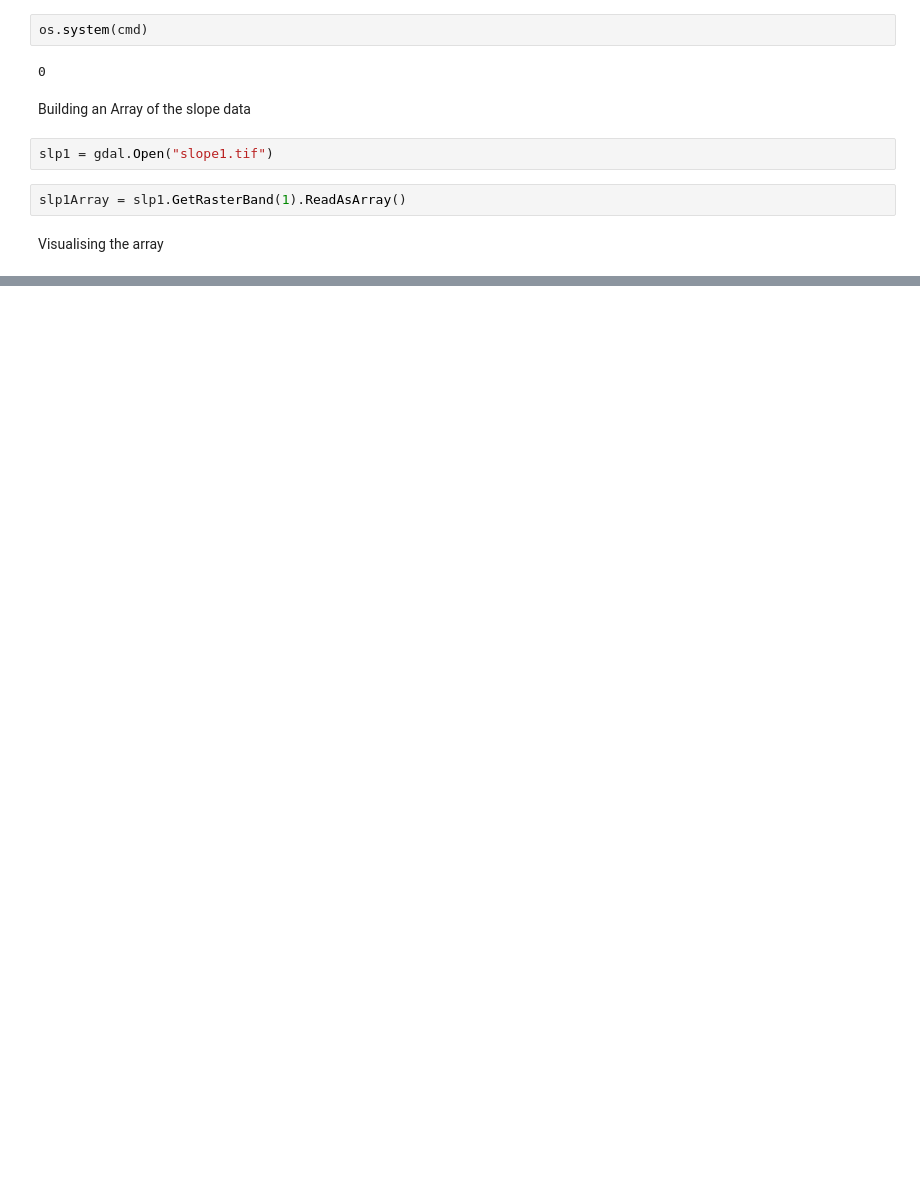
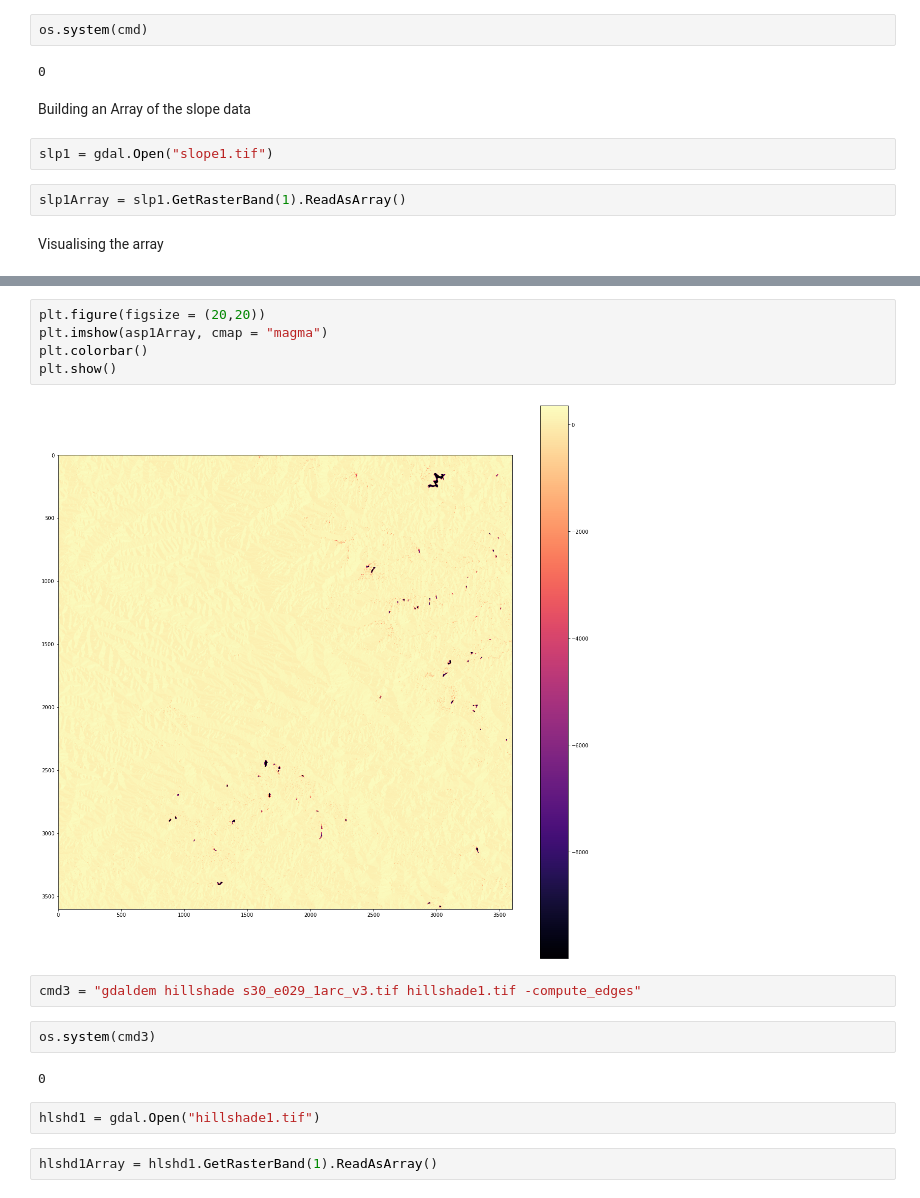
Before and after one commit to VikkiWalls/30-Day-Map-Challenge-2022, a Jupyter notebook: Day 7 - Raster Alternative.ipynb, the cells around one changed output, grey strips where cells are left out. Drawn from its saved outputs; the diff is of its cells as text; blank space fills up the shorter version.

```diff
--- a/Day 7 - Raster Alternative.ipynb
+++ b/Day 7 - Raster Alternative.ipynb
@@ -43,0 +54,17 @@ plt.show()
+# %%
+plt.figure(figsize = (20,20))
+plt.imshow(asp1Array, cmap = "magma")
+plt.colorbar()
+plt.show()
+# %% [output]
+[figure, added]
+# %%
+cmd3 = "gdaldem hillshade s30_e029_1arc_v3.tif hillshade1.tif -compute_edges"
+# %%
+os.system(cmd3)
+# %% [output]
+0
+# %%
+hlshd1 = gdal.Open("hillshade1.tif")
+# %%
+hlshd1Array = hlshd1.GetRasterBand(1).ReadAsArray()
```
Also changed, not shown: parts of 6 cells of this notebook, 1 other file.
